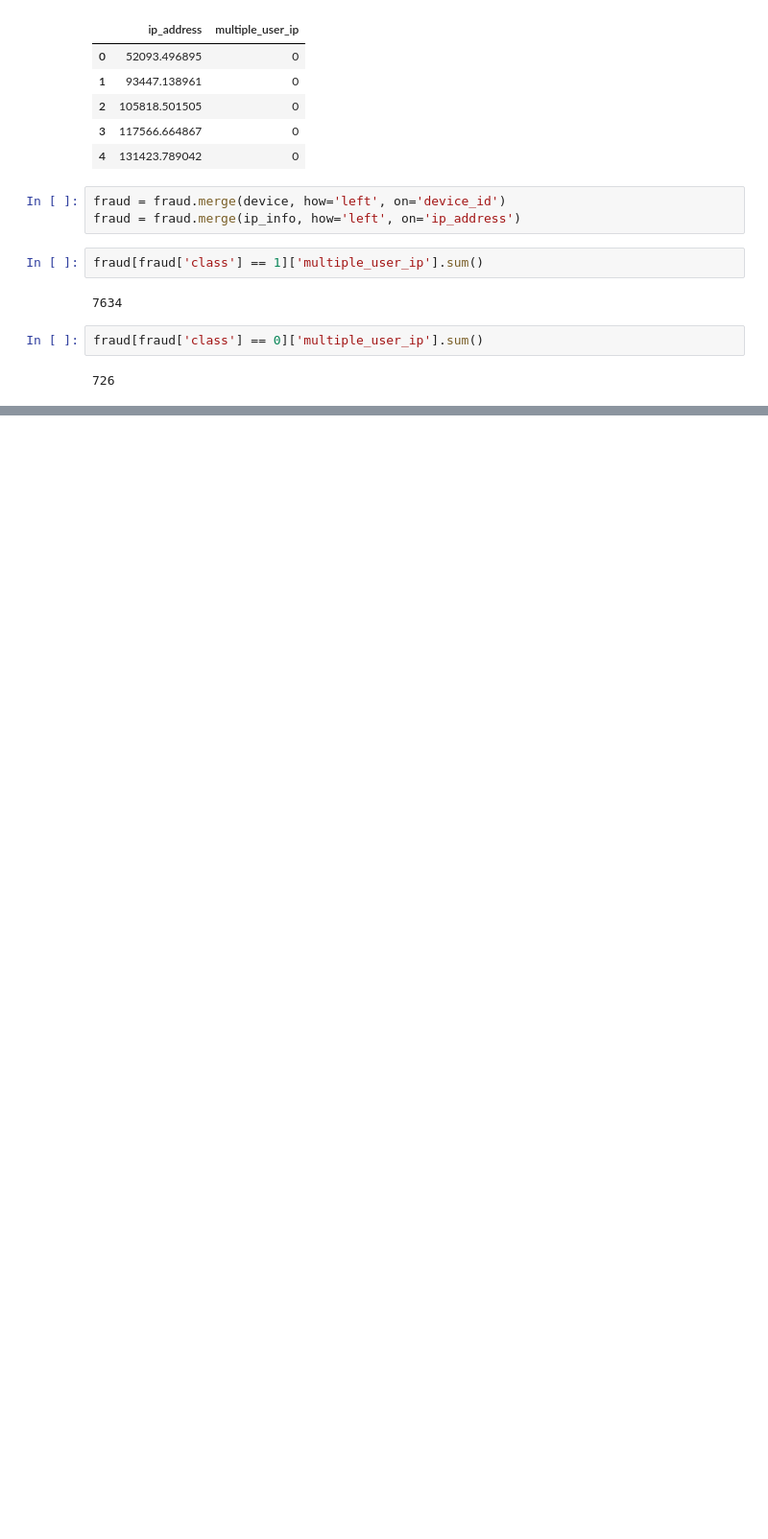
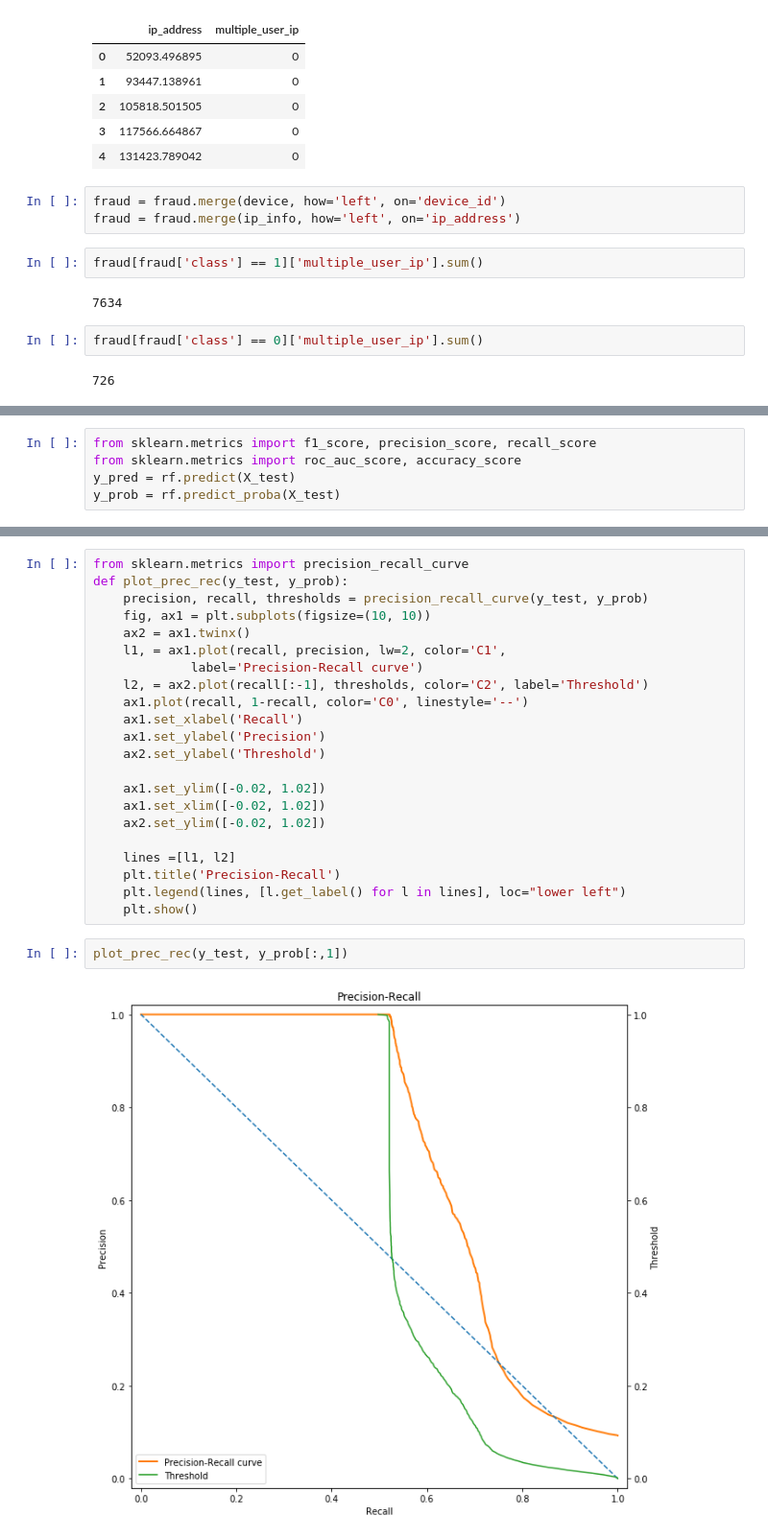
Before and after one commit to livenb/takehome_practice, a Jupyter notebook: Fraud/data_explore.ipynb, the cells around one changed output, grey strips where cells are left out. Shown: that part at 96% size. Saved outputs shown, nothing was run; the diff lists cells and outputs as text; blank space fills up the shorter version.

```diff
--- a/Fraud/data_explore.ipynb
+++ b/Fraud/data_explore.ipynb
@@ -309,0 +469,5 @@ fraud[fraud['class'] == 0]['multiple_user_ip'].sum()
+# %%
+from sklearn.metrics import f1_score, precision_score, recall_score
+from sklearn.metrics import roc_auc_score, accuracy_score
+y_pred = rf.predict(X_test)
+y_prob = rf.predict_proba(X_test)
@@ -309,0 +509,26 @@ fraud[fraud['class'] == 0]['multiple_user_ip'].sum()
+# %%
+from sklearn.metrics import precision_recall_curve
+def plot_prec_rec(y_test, y_prob):
+    precision, recall, thresholds = precision_recall_curve(y_test, y_prob)
+    fig, ax1 = plt.subplots(figsize=(10, 10))
+    ax2 = ax1.twinx()
+    l1, = ax1.plot(recall, precision, lw=2, color='C1',
+             label='Precision-Recall curve')
+    l2, = ax2.plot(recall[:-1], thresholds, color='C2', label='Threshold')
+    ax1.plot(recall, 1-recall, color='C0', linestyle='--')
+    ax1.set_xlabel('Recall')
+    ax1.set_ylabel('Precision')
+    ax2.set_ylabel('Threshold')
+
+    ax1.set_ylim([-0.02, 1.02])
+    ax1.set_xlim([-0.02, 1.02])
+    ax2.set_ylim([-0.02, 1.02])
+
+    lines =[l1, l2]
+    plt.title('Precision-Recall')
+    plt.legend(lines, [l.get_label() for l in lines], loc="lower left")
+    plt.show()
+# %%
+plot_prec_rec(y_test, y_prob[:,1])
+# %% [output]
+[figure, added]
```
Also changed, not shown: parts of 57 cells of this notebook, 8 other files.
